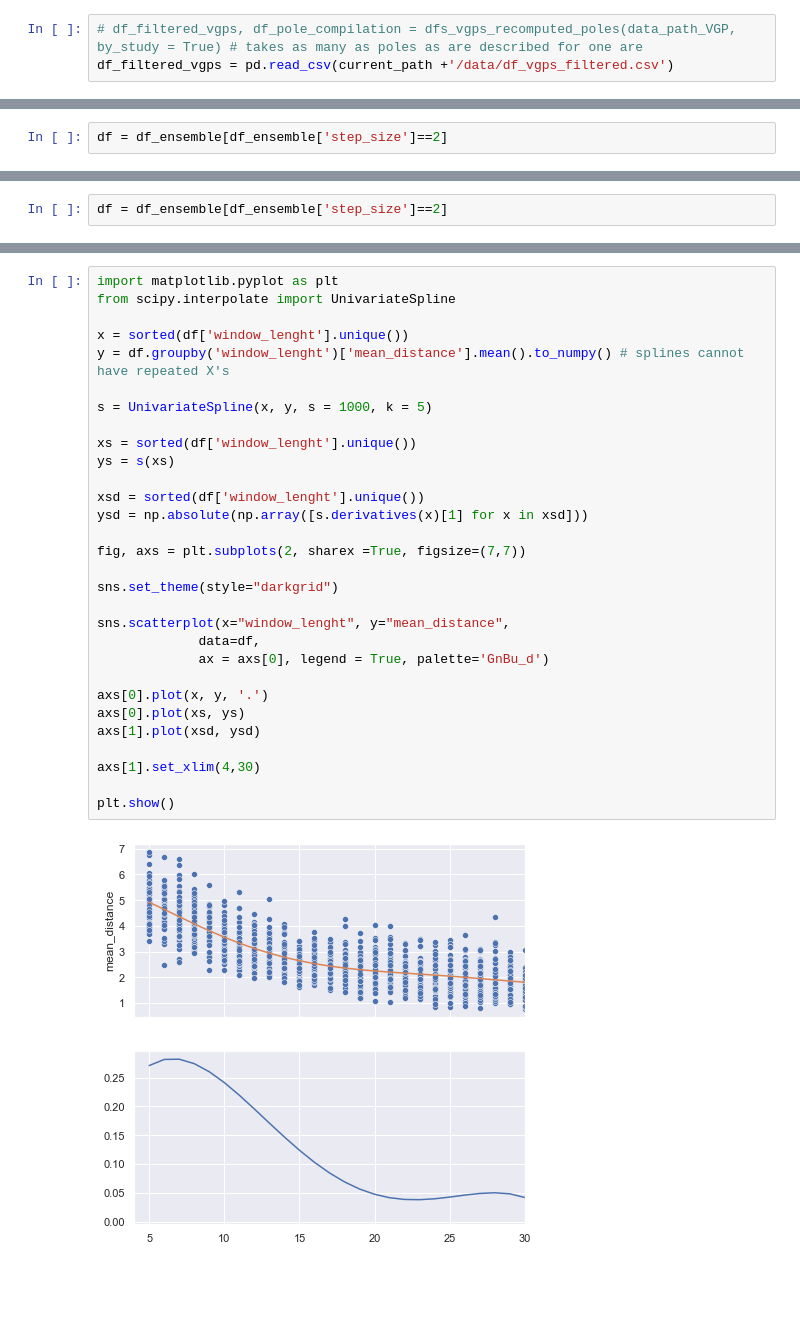
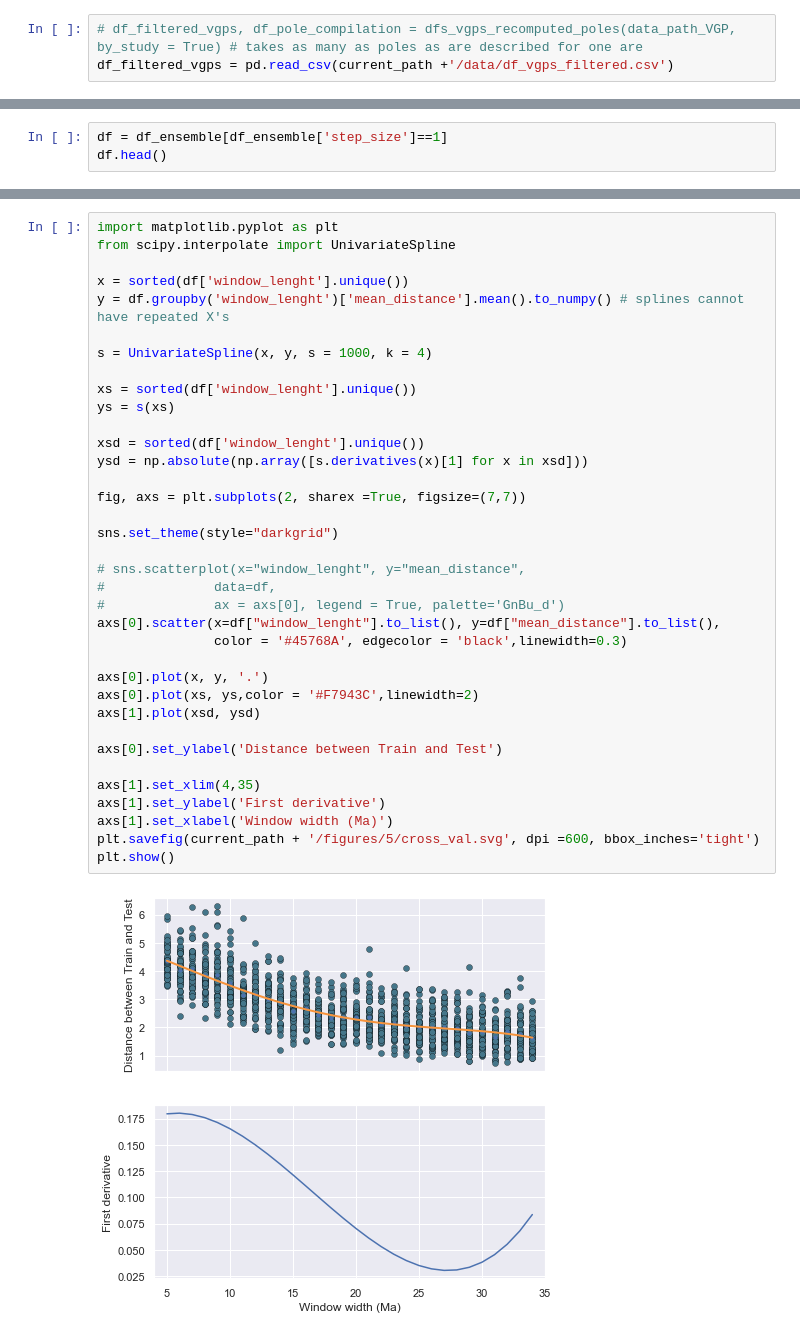
Before and after one commit to PolarWandering/Young_CEED, a Jupyter notebook: Cross-Validation.ipynb, the cells around one changed output, grey strips where cells are left out. Cells and saved outputs as stored; diff of their text form; blank space fills up the shorter version.

```diff
--- a/Cross-Validation.ipynb
+++ b/Cross-Validation.ipynb
@@ -86,2 +33,3 @@ Wall time: 32min 30s
 # %%
-df = df_ensemble[df_ensemble['step_size']==2]
+df = df_ensemble[df_ensemble['step_size']==1]
+df.head()
@@ -201,2 +35,0 @@ Wall time: 32min 8s
-# %%
-df = df_ensemble[df_ensemble['step_size']==2]
@@ -225,32 +36,38 @@ sns.lineplot(x="window_lenght", y="std_distance",
 # %%
 import matplotlib.pyplot as plt
 from scipy.interpolate import UnivariateSpline
 
 x = sorted(df['window_lenght'].unique())
 y = df.groupby('window_lenght')['mean_distance'].mean().to_numpy() # splines cannot have repeated X's
 
-s = UnivariateSpline(x, y, s = 1000, k = 5)
+s = UnivariateSpline(x, y, s = 1000, k = 4)
 
 xs = sorted(df['window_lenght'].unique())
 ys = s(xs)
 
 xsd = sorted(df['window_lenght'].unique())
 ysd = np.absolute(np.array([s.derivatives(x)[1] for x in xsd]))
 
 fig, axs = plt.subplots(2, sharex =True, figsize=(7,7))
 
 sns.set_theme(style="darkgrid")
 
-sns.scatterplot(x="window_lenght", y="mean_distance",
-             data=df,
-             ax = axs[0], legend = True, palette='GnBu_d')
+# sns.scatterplot(x="window_lenght", y="mean_distance",
+#              data=df,
+#              ax = axs[0], legend = True, palette='GnBu_d')
+axs[0].scatter(x=df["window_lenght"].to_list(), y=df["mean_distance"].to_list(),
+               color = '#45768A', edgecolor = 'black',linewidth=0.3)
 
 axs[0].plot(x, y, '.')
-axs[0].plot(xs, ys)
+axs[0].plot(xs, ys,color = '#F7943C',linewidth=2)
 axs[1].plot(xsd, ysd)
 
-axs[1].set_xlim(4,30)
+axs[0].set_ylabel('Distance between Train and Test')
 
+axs[1].set_xlim(4,35)
+axs[1].set_ylabel('First derivative')
+axs[1].set_xlabel('Window width (Ma)')
+plt.savefig(current_path + '/figures/5/cross_val.svg', dpi =600, bbox_inches='tight')
 plt.show()
 # %% [output]
-[figure, old version]
+[figure, new version]
```
Also changed, not shown: parts of 17 cells of this notebook.
